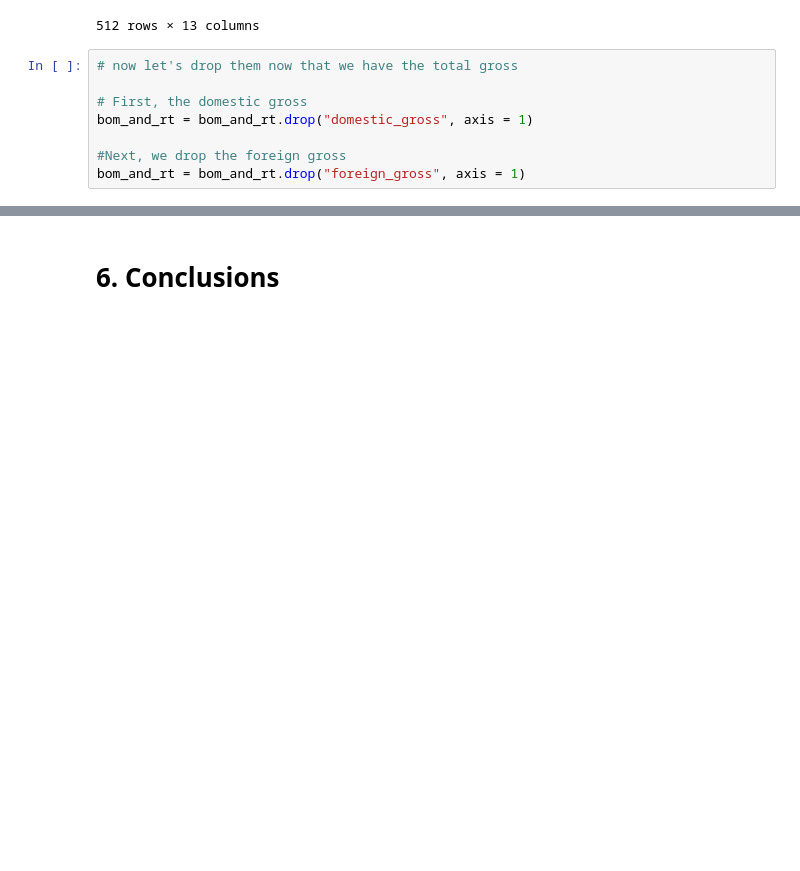
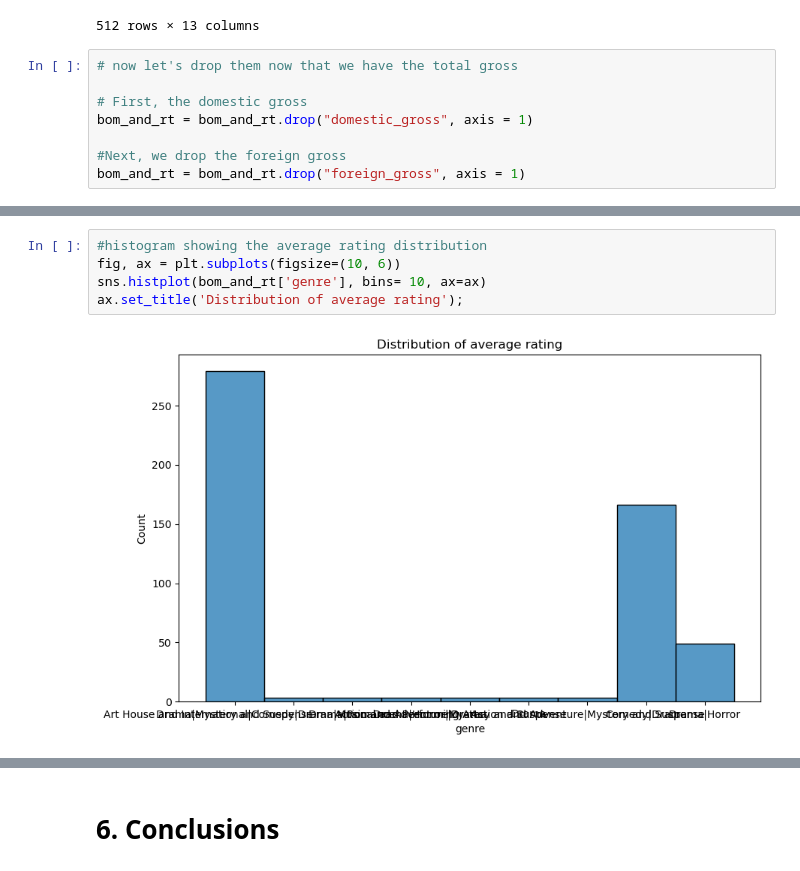
Before and after one commit to MuchiriKinyua/Microsoft-Movie-Project, a Jupyter notebook: Microsoft Movie project.ipynb, the cells around one changed output, grey strips where cells are left out. Saved outputs shown, nothing was run; the diff lists cells and outputs as text; blank space fills up the shorter version.

```diff
--- a/Microsoft Movie project.ipynb
+++ b/Microsoft Movie project.ipynb
@@ -923,0 +876,7 @@ plt.show()
+# %%
+#histogram showing the average rating distribution
+fig, ax = plt.subplots(figsize=(10, 6))
+sns.histplot(bom_and_rt['genre'], bins= 10, ax=ax)
+ax.set_title('Distribution of average rating');
+# %% [output]
+[figure, added]
```
Also changed, not shown: parts of 40 cells of this notebook.
